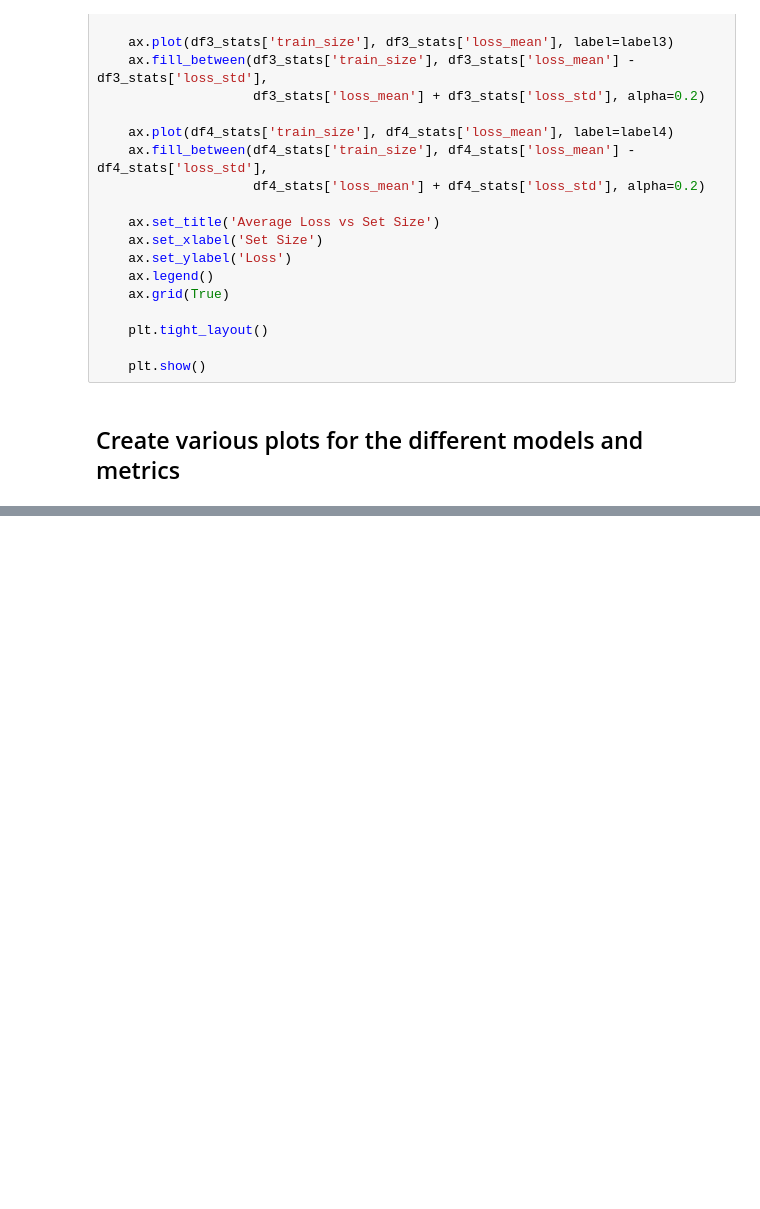
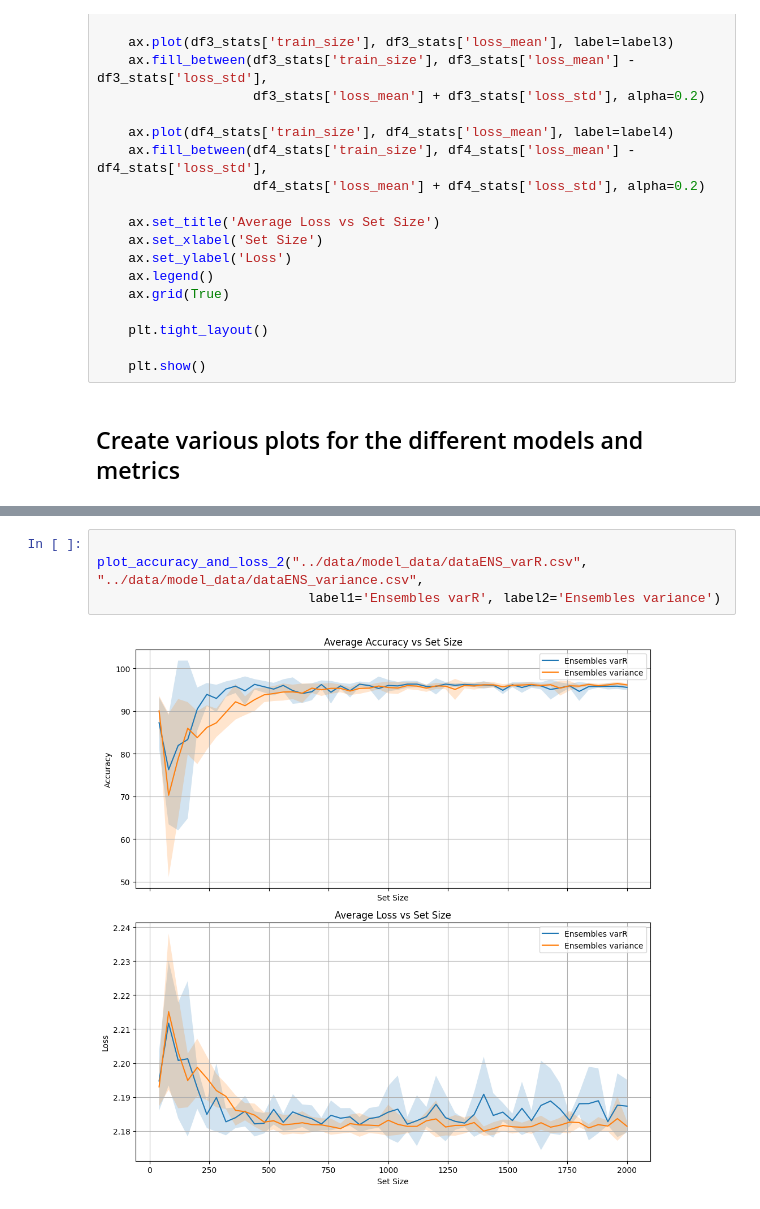
Before and after one commit to Martinity-sys/TXAI-UBAL, a Jupyter notebook: analysis/plots.ipynb, the cells around one changed output, grey strips where cells are left out. Drawn from its saved outputs; the diff is of its cells as text; blank space fills up the shorter version.

```diff
--- a/analysis/plots.ipynb
+++ b/analysis/plots.ipynb
@@ -105,0 +175,6 @@ plot_accuracy_and_loss("../data/model_data/dataMCD_new_varR.csv", "../data/model
+# %%
+
+plot_accuracy_and_loss_2("../data/model_data/dataENS_varR.csv", "../data/model_data/dataENS_variance.csv",
+                           label1='Ensembles varR', label2='Ensembles variance')
+# %% [output]
+[figure, added]
```
Also changed, not shown: parts of 5 cells of this notebook, 14 other files.
